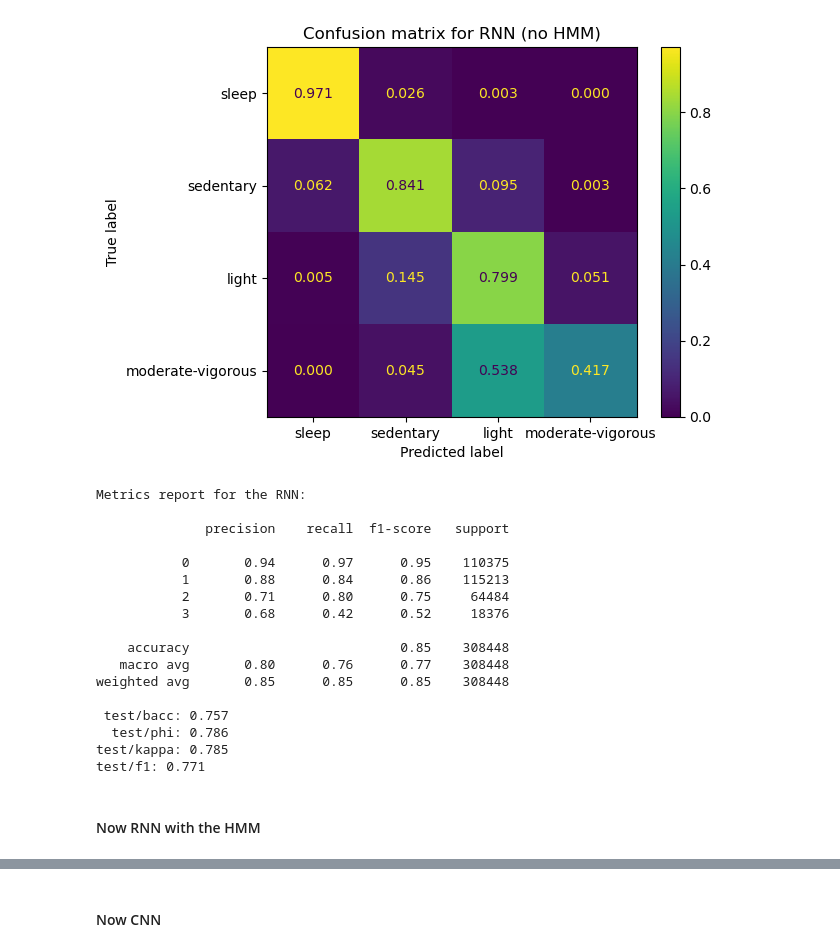
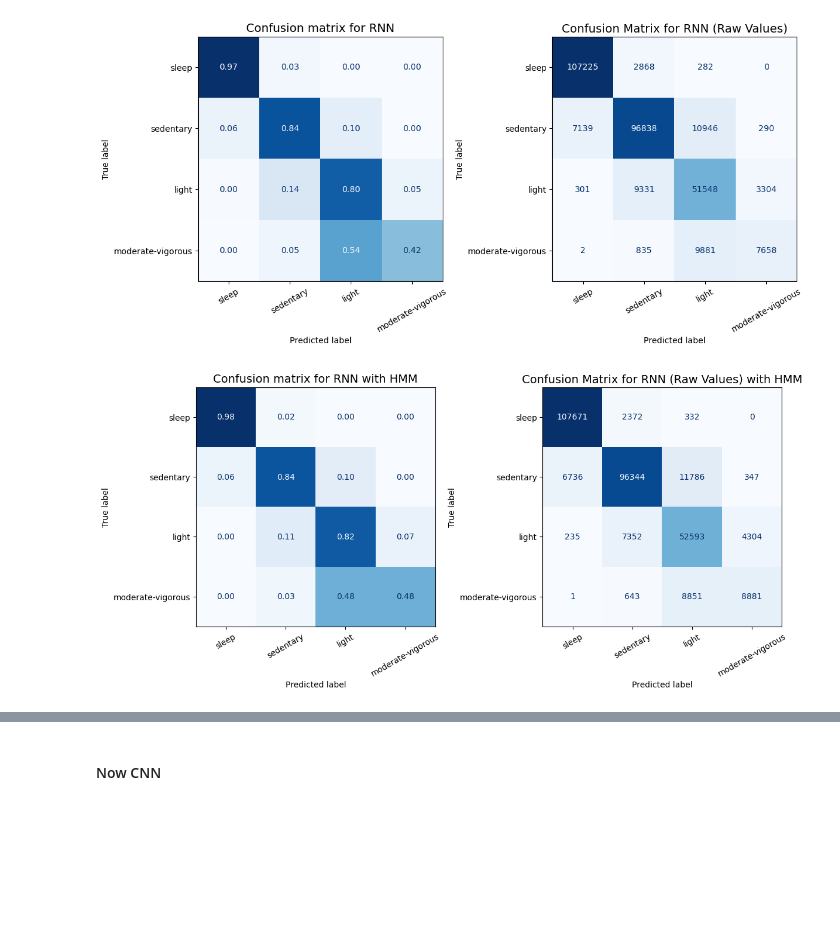
Before and after one commit to finlayscheib/capture24, a Jupyter notebook: Deep_models.ipynb, the cells around one changed output, grey strips where cells are left out. Drawn from its saved outputs; the diff is of its cells as text; code cells hidden in the pictures; blank space fills up the shorter version.

Commit message:
Updating Confusion Matrix format

```diff
--- a/Deep_models.ipynb
+++ b/Deep_models.ipynb
@@ -7,43 +7,33 @@ import pandas as pd
 # %%
 #RNN with no HMM
 PAorder = ['sleep', 'sedentary','light','moderate-vigorous']
 
 RNN_pred = np.load("final_pred_test.npz")
-ConfusionMatrixDisplay.from_predictions( RNN_pred['true_labels'], RNN_pred['model_preds'],
-                                        display_labels=PAorder, normalize = 'true', values_format = '.3f')
-plt.title('Confusion matrix for RNN (no HMM)')
+RNN_pred_hmm = np.load("final_pred_hmm.npz")
+
+fig, ax = plt.subplots(1,2, figsize = (12,7))
+ConfusionMatrixDisplay.from_predictions(  RNN_pred['true_labels'], RNN_pred['model_preds'], display_labels=PAorder,
+                                         normalize = 'true', cmap = 'Blues',values_format = '.2f', ax = ax[0], colorbar=False)
+ax[0].set_title('Confusion matrix for RNN', fontsize=14)
+ax[0].tick_params(axis='x', rotation=30)
+ConfusionMatrixDisplay.from_predictions( RNN_pred['true_labels'], RNN_pred['model_preds'], display_labels=PAorder,
+                                           ax = ax[1], colorbar = False, cmap = 'Blues')
+ax[1].set_title('Confusion Matrix for RNN (Raw Values)', fontsize = 14)
+ax[1].tick_params(axis='x', rotation=30)
+plt.tight_layout()
 plt.show()
-print('Metrics report for the RNN: \n')
-report = classification_report( RNN_pred['true_labels'], RNN_pred['model_preds'], digits=2)
-print(report)
 
-bacc = balanced_accuracy_score( RNN_pred['true_labels'], RNN_pred['model_preds'])
-kappa = cohen_kappa_score( RNN_pred['true_labels'], RNN_pred['model_preds'])
-phi = matthews_corrcoef( RNN_pred['true_labels'], RNN_pred['model_preds'])
-f1 = f1_score(RNN_pred['true_labels'], RNN_pred['model_preds'], average = 'macro')
-
-print(f" test/bacc: {bacc:.3f}")
-print(f"  test/phi: {phi:.3f}")
-print(f"test/kappa: {kappa:.3f}")
-print(f"test/f1: {f1:.3f}")
+fig, ax = plt.subplots(1,2, figsize = (12,7))
+ConfusionMatrixDisplay.from_predictions(  RNN_pred_hmm['true_labels'], RNN_pred_hmm['model_preds'], display_labels=PAorder,
+                                         normalize = 'true', cmap = 'Blues',values_format = '.2f', ax = ax[0], colorbar=False)
+ax[0].set_title('Confusion matrix for RNN with HMM', fontsize=14)
+ax[0].tick_params(axis='x', rotation=30)
+ConfusionMatrixDisplay.from_predictions( RNN_pred_hmm['true_labels'], RNN_pred_hmm['model_preds'], display_labels=PAorder,
+                                           ax = ax[1], colorbar = False, cmap = 'Blues')
+ax[1].set_title('Confusion Matrix for RNN (Raw Values) with HMM', fontsize = 14)
+ax[1].tick_params(axis='x', rotation=30)
+plt.tight_layout()
+plt.show()
 # %% [output]
-[figure, old version]
+[figure, new version]
-Metrics report for the RNN:
-
-              precision    recall  f1-score   support
-
-           0       0.94      0.97      0.95    110375
-           1       0.88      0.84      0.86    115213
-           2       0.71      0.80      0.75     64484
-           3       0.68      0.42      0.52     18376
-
-    accuracy                           0.85    308448
-   macro avg       0.80      0.76      0.77    308448
-weighted avg       0.85      0.85      0.85    308448
-
- test/bacc: 0.757
-  test/phi: 0.786
-test/kappa: 0.785
-test/f1: 0.771
+[figure, added]
-# %% [markdown]
-#### Now RNN with the HMM
```
Also changed, not shown: parts of 7 cells of this notebook.
